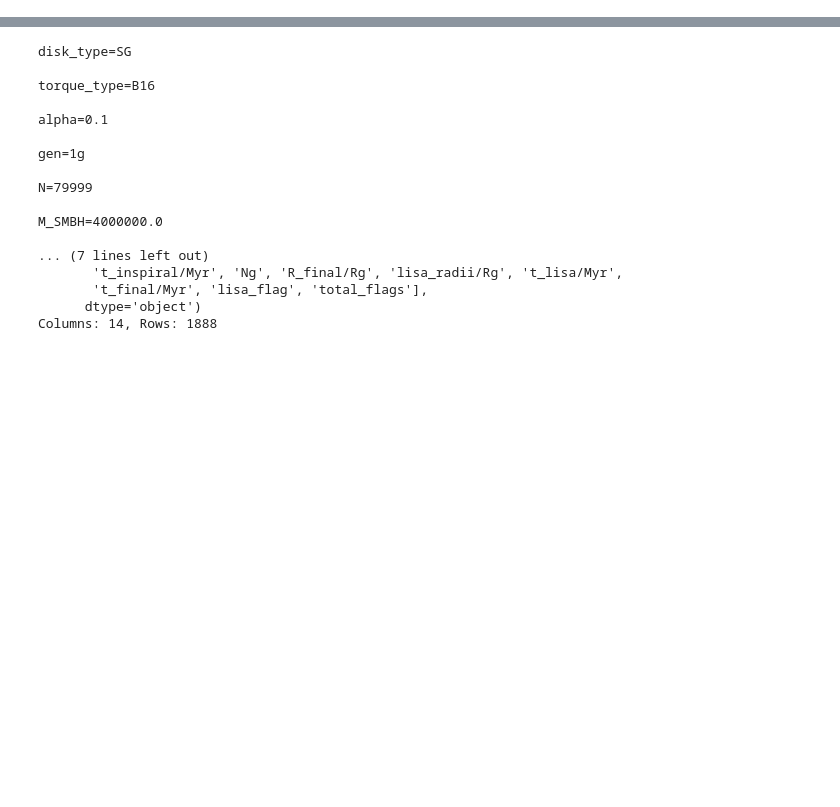
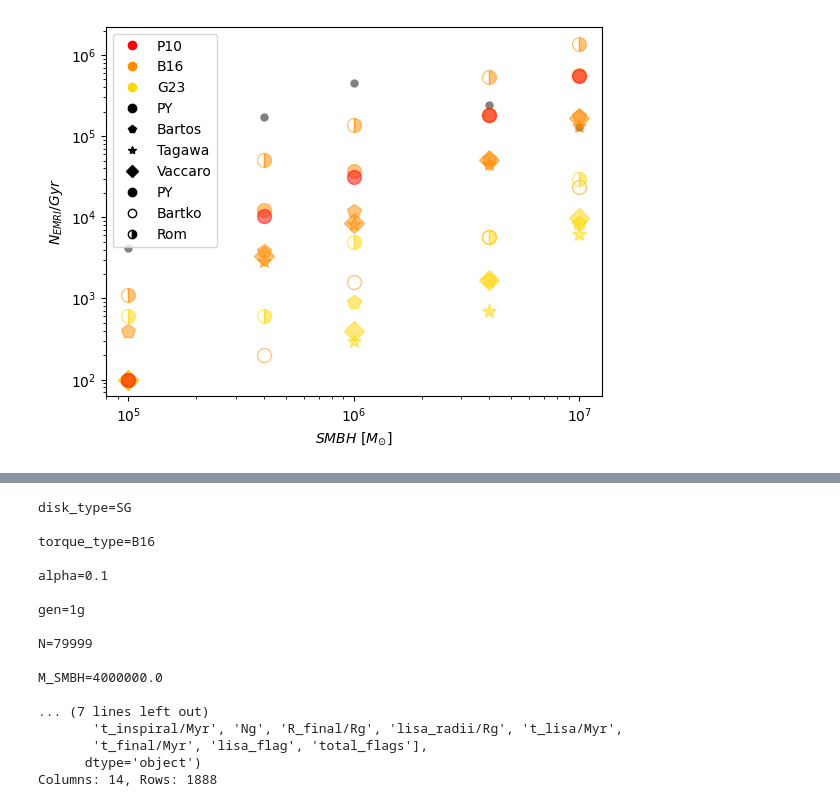
Before and after one commit to jt-stevenson/EMRIs_test, a Jupyter notebook: EMRIs_plots.ipynb, the cells around one changed output, grey strips where cells are left out. Drawn from its saved outputs; the diff is of its cells as text; code cells hidden in the pictures; blank space fills up the shorter version.

```diff
--- a/EMRIs_plots.ipynb
+++ b/EMRIs_plots.ipynb
@@ -147,0 +103,78 @@ Tdisk 100.0 Myr, 4.5e+02 NEmri/Gyr
+# %%
+
+Mbh_PY=[1e5, 4e5, 1e6, 4e6, 1e7]
+Rates_PY=[4.2e3, 1.7e5, 4.5e5, 2.4e5, 1.3e5]
+
+plt.plot(Mbh_PY, Rates_PY, marker='.', color='grey', markersize=10, linestyle='None')
+
+for group in groups:
+    for i in range(0, len(params)):
+        try:
+            wind=group[1]['wind'][i]
+            TT=group[1]['TT'][i]
+            Tdisk=group[1]['T_disc/Myr'][i]
+            if Tdisk==10.0 and wind=='On':
+                Mbh=group[1]['MBH/Msun'][i]
+                BIMF=group[1]['BIMF'][i]
+                RD=group[1]['RD'][i]
+                N_emri=group[1]['N_EMRI'][i]
+                Tdisk=group[1]['T_disc/Myr'][i] * 1e6
+                G_emri=N_emri*(1e9/Tdisk)
+                print(f'\nTT: {TT}, BIMF: {BIMF}, RD: {RD}, wind: {wind}')
+                print(f'Tdisk {Tdisk/1e6:.1f} Myr, {G_emri:.1e} NEmri/Gyr')
+                if TT=='P10':
+                    color='r'
+                elif TT=='B16':
+                    color='darkorange'
+                elif TT=='G23':
+                    color='gold'
+
+                if BIMF=='PY':
+                    marker='o'
+                if BIMF=='Bartos':
+                    marker='p'
+                if BIMF=='Tagawa':
+                    marker='*'
+                if BIMF=='Vaccaro':
+                    marker='D'
+
+                if RD=='PY':
+                    fillstyle='full'
+                if RD=='Bartko':
+                    fillstyle='none'
+                if RD=='Rom':
+                    fillstyle='right'
+
+                plt.plot(Mbh, G_emri, marker=marker, color=color, markersize=10, fillstyle=fillstyle, alpha=0.5)
+        except KeyError:
+            pass
+
+legend_elements = [Line2D([0], [0], marker='o', color='r', label='P10',linestyle='None'),
+                   Line2D([0], [0], marker='o', color='darkorange', label='B16',linestyle='None'),
+                   Line2D([0], [0], marker='o', color='gold', label='G23',linestyle='None'),
+                   Line2D([0], [0], marker='o', color='k', label='PY',linestyle='None'),
+                   Line2D([0], [0], marker='p', color='k', label='Bartos',linestyle='None'),
+                   Line2D([0], [0], marker='*', color='k', label='Tagawa',linestyle='None'),
+                   Line2D([0], [0], marker='D', color='k', label='Vaccaro',linestyle='None'),
+                   Line2D([0], [0], marker='o', color='k', label='PY',linestyle='None', fillstyle='full'),
+                   Line2D([0], [0], marker='o', color='k', label='Bartko',linestyle='None', fillstyle='none'),
+                   Line2D([0], [0], marker='o', color='k', label='Rom',linestyle='None', fillstyle='right')]
+
+plt.xscale('log')
+plt.yscale('log')
+
+plt.ylabel('$N_{EMRI}/Gyr$')
+plt.xlabel('$SMBH~[M_{\odot}]$')
+
+plt.legend(handles=legend_elements)
+
+plt.savefig(f'/Users/pmxks13/PhD/EMRIs_test/EMRI_Rates/Rates_MasterPlot_TT_Tdisk_10.png')
+plt.show()
+# for i in range(0, len(params['MBH/Msun'])):
+#     wind=params['wind'][i]
+#     Mbh=params['MBH/Msun'][i]
+#     N_emri=params['N_EMRI'][i]
+#     Tdisk=params['T_disc/Myr'][i] * 1e6
+#     G_emri=N_emri*(1e9/Tdisk)
+#     print(f'wind {wind}, {Mbh:.1e} MSun, {Tdisk/1e6:.1f} Myr, {G_emri:.1e} NEmri/Gyr')
+# %% [output]
@@ -148 +198,2 @@ Tdisk 100.0 Myr, 4.5e+02 NEmri/Gyr
+[figure, added]
 # %%
```
Also changed, not shown: parts of 7 cells of this notebook, 4 other files.
